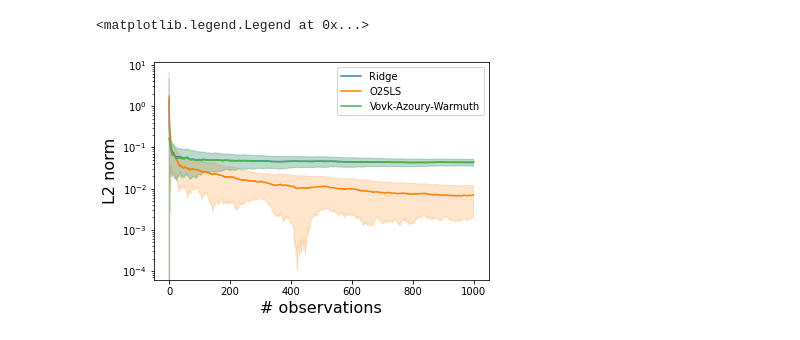
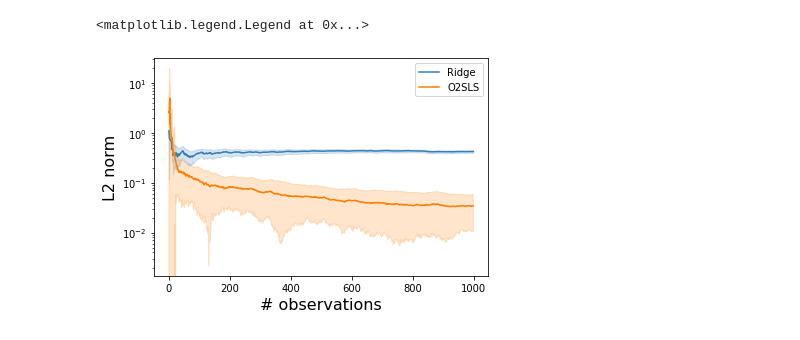
Before and after one commit to riccardodv/O2SLS-and-OFUL-IV, a Jupyter notebook: 2SLSOnlineRegression.ipynb, the cells around one changed output. Drawn from its saved outputs; the diff is of its cells as text; code cells hidden in the pictures.

```diff
--- a/2SLSOnlineRegression.ipynb
+++ b/2SLSOnlineRegression.ipynb
@@ -19,10 +18,13 @@ def sherman_morrison(invA, u, v):
 ## PARAMETERS
 n_iters = 50
 T = int(1e3)
-sigma_1, sigma_2, rho = 0.1, 0.1, 2.
+sigma_1, sigma_2 = 0.1, 0.1
+rho = 1-2*np.random.binomial(1, 0.2, T) #np.random.binomial(1, 0.6, T) #np.array([2]) #1-2*np.random.binomial(1, 0.5, T)
 d, lamda, lamda_IV = 1, 1e-2, 1e-2 #lamdas[index_reg]  # coordinate dimension, regularization
 methods = ['Ridge','O2SLS', "Vovk-Azoury-Warmuth", 'Oracle']  # 'Oracle' is using the true parameter
-online_loss = np.zeros((n_iters, len(methods), T))
+online_loss_oracle = np.zeros((n_iters, len(methods), T))
+online_loss_identification = np.zeros((n_iters, len(methods), T))
+
 np.random.seed(23)
 
 theta_star = np.random.randn(d,d) #; theta_star *= 1/np.linalg.norm(theta_star)
@@ -50,11 +52,11 @@ for it in tqdm(range(n_iters)):  # iterations to average the effect of noise
     ## MODEL
     # first stage
     # Z = np.random.uniform(low=-3., high=3., size=(T,d))
-    Z = 10*np.random.randn(T,d)
+    Z = np.random.randn(T,d)
 
     eps = sigma_1*np.random.randn(T, d)
     e = np.random.randn(T, d)
-    # eps = np.zeros((T,d))
+    # e = np.zeros((T,d))
     X = np.dot(Z, theta_star) + e + eps
     # second stage
     # eta = eta_tilde + np.linalg.norm(eps, axis=1)
@@ -69,12 +71,8 @@ for it in tqdm(range(n_iters)):  # iterations to average the effect of noise
     for t in range(T):
         z_t, x_t, y_t = Z[t], X[t], y[t]
         # update online losses TODO choose online loss in a good way
-        # online_loss[it, :, t] = (np.dot(betas, x_t) - y_t)**2
-        online_loss[it, :, t] = (np.dot(betas, x_t) - np.dot(betas[-1], x_t))**2
-        # if t>1:
-        #     online_loss[it, :, t] = (np.dot(betas, X[t-1]) - y[t-1])**2
-        # else:
-        #     online_loss[it, :, t] = 0
+        online_loss_oracle[it, :, t] = (np.dot(betas, x_t) - y_t)**2
+        online_loss_identification[it, :, t] = (np.dot(betas, x_t) - np.dot(betas[-1], x_t))**2
 
         ## RIDGE REGRESSION
         GXX += np.outer(x_t, x_t)
@@ -215,18 +177,18 @@ We estimate the estimator $\beta$ according to different methods and we evaluate
 # %%
 array_beta = np.linalg.norm(store_betas-beta_star.reshape(d,1), axis = 2)
 a_mean = array_beta.mean(axis=1)
 a_std = array_beta.std(axis=1)
 
-for i in range(len(methods)-1):
+for i in range(len(methods)-2):
     plt.plot(np.arange(T), a_mean[i], color=colors[i], label=methods[i])
     plt.fill_between(np.arange(T), a_mean[i] - a_std[i], a_mean[i] + a_std[i], color=s_colors[i],alpha=0.2)
 plt.yscale('log')
 # plt.xlim(0,1000)
 # plt.ylim(1e-2,10)
 plt.xlabel("# observations")
 plt.ylabel('L2 norm')
 plt.legend()
 # %% [output]
 <matplotlib.legend.Legend at 0x...>
-[figure, old version]
+[figure, new version]
 # %% [markdown]
```
Also changed, not shown: parts of 19 cells of this notebook.
